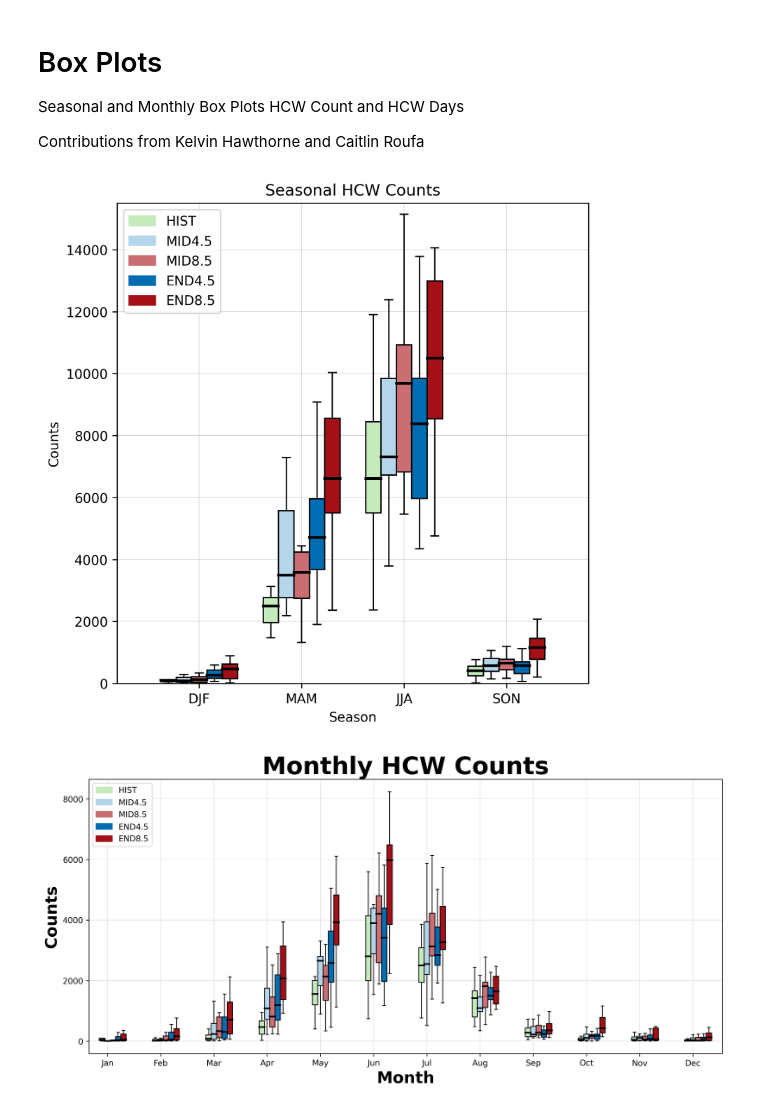
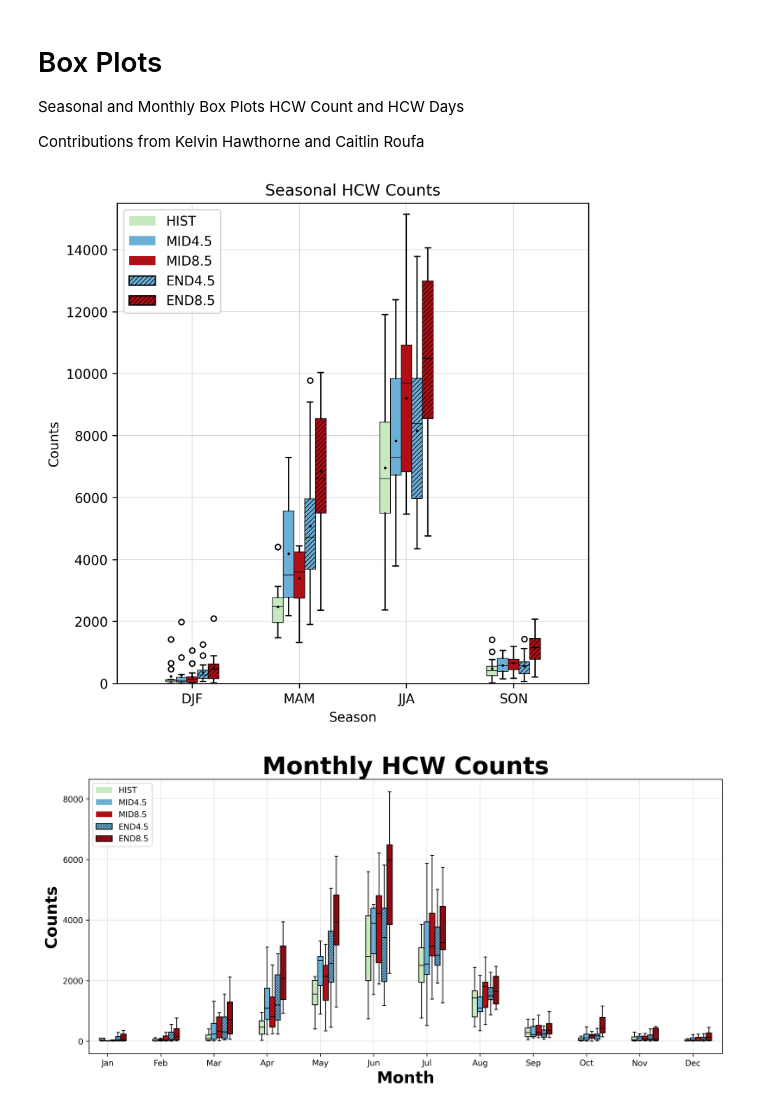
Before and after one commit to caitroufa/SYN_SERV, a Jupyter notebook: Code/Box_Plot_Month_Seasonal.ipynb, the cells around one changed output. Cells and saved outputs as stored; diff of their text form; code cells hidden in the pictures.

Commit message:
update colors boxplot

```diff
--- a/Code/Box_Plot_Month_Seasonal.ipynb
+++ b/Code/Box_Plot_Month_Seasonal.ipynb
@@ -61,11 +82,16 @@ for name, path in paths.items():
     for season in seasons:
         season_data = data[data['Season'] == season]['Year'].value_counts()
         data_for_plotting[season].append((name, season_data))
+
+#Defining properties of the fliers and mean points
+meanpointprops = dict(marker='.', markeredgecolor='black',
+                      markerfacecolor='black', markersize=2)
+fliercircleprops  = dict(marker="o", markersize=4)
 # %%
 fig, ax = plt.subplots(figsize=(6, 6), dpi=300)
 
 # Plot data grouped by season
-width = 0.15  # width of the box plots
+width = 0.10  # width of the box plots
 median_positions = []  # Initialize empty list to store median positions and values
 median_value = np.median(season_data)
 for idx, season in enumerate(seasons):
@@ -74,16 +100,15 @@ for idx, season in enumerate(seasons):
         if not season_data.empty:
             position = idx - (len(data_for_plotting[season]) - 1) * width / 2 + j * width
             median_positions.append((position, np.median(season_data)))  # Store positions for the trend line
-            box = ax.boxplot(season_data, positions=[position], widths=width, patch_artist=True, showfliers=False)
+            box = ax.boxplot(season_data, positions=[position], widths=width, boxprops=dict(linewidth=0.50), patch_artist=True, showfliers=True, flierprops=fliercircleprops, showmeans=True, meanprops=meanpointprops)
             for patch in box['boxes']:
                 patch.set_facecolor(colors[name])
                 median_positions.append((position, median_value))
+                if name in hatch_styles:
+                    patch.set_hatch(hatch_styles[name])
                 for median in box['medians']:
                     median.set_color('black')
-                    median.set_linewidth(2)
-
-
-
+                    median.set_linewidth(0.50)
 
 # if median_positions:
 #     x, y = zip(*sorted(median_positions, key=lambda mp: mp[0]))  # Sort by position to avoid undesired lines
@@ -106,36 +131,37 @@ for idx, season in enumerate(seasons):
 #                 median.set_linewidth(2)
 
 #             q1 = np.percentile(data, 25)
 #             q3 = np.percentile(data, 75)
 #             iqr = q3 - q1
 #             lower_whisker = q1 - 1.5 * iqr
 #             upper_whisker = q3 + 1.5 * iqr
 
 #             # Define low and high outliers as min and max values within the data outside whiskers
 #             low_outlier = data[data < lower_whisker].min()
 #             high_outlier = data[data > upper_whisker].max()
 
 #             if not np.isnan(low_outlier):
 #                 ax.scatter(position, low_outlier, color='blue', zorder=3)  # Plot low outlier in blue
 #             if not np.isnan(high_outlier):
 #                 ax.scatter(position, high_outlier, color='red', zorder=3)  # Plot high outlier in red
 
-
 ax.set_title('Seasonal HCW Counts')
 ax.set_ylabel('Counts')
 ax.set_xlabel('Season')
 ax.set_xticks(np.arange(len(seasons)))
 ax.set_xticklabels(seasons)
 ax.legend(handles=legend_handles, title="", loc='upper left')
 ax.set_ylim(0,15500)
 
 plt.tight_layout()
 plt.margins(0,0)
 plt.grid(lw=0.5, alpha=0.5, zorder=0.1)
-plt.savefig('Botplot_svrfrq.png',dpi=300, bbox_inches="tight")
+
+plt.savefig('../Plots/Botplot_Seasonal_Count.png',format='png', dpi=500, bbox_inches="tight")
+
 plt.show()
 # %% [output]
-[figure, old version]
+[figure, new version]
 # %%
 # read and process files
 data_for_plotting = {month: [] for month in range(12)}  # dictionary storage for months
@@ -163,6 +189,14 @@ for idx, month in enumerate(range(12)):
             box['boxes'][0].set_facecolor(colors[name])
             box['medians'][0].set_color('black')
             box['medians'][0].set_linewidth(2)
+            for patch in box['boxes']:
+                patch.set_facecolor(colors[name])
+                median_positions.append((position, median_value))
+                if name in hatch_styles:
+                    patch.set_hatch(hatch_styles[name])
+                for median in box['medians']:
+                    median.set_color('black')
+                    median.set_linewidth(1)
 
 
 ax.set_title('Monthly HCW Counts', fontsize=30).set_weight('bold')
@@ -173,11 +207,12 @@ ax.set_xticklabels(['Jan', 'Feb', 'Mar', 'Apr', 'May', 'Jun', 'Jul', 'Aug', 'Sep
 ax.legend(handles=legend_handles, loc='upper left')
 plt.tight_layout()
 plt.grid(lw=0.5, alpha=0.5)
-# plt.savefig('Monthly_HCWFrequency.png', dpi=500, bbox_inches="tight")
+
+plt.savefig('../Plots/BoxPlot_Monthly_Count.png', format='png', dpi=500, bbox_inches="tight")
 
 plt.show()
 # %% [output]
-[figure, old version]
+[figure, new version]
 # %%
 # warm and cool season function and definitions
 
```
Also changed, not shown: parts of 5 cells of this notebook.
